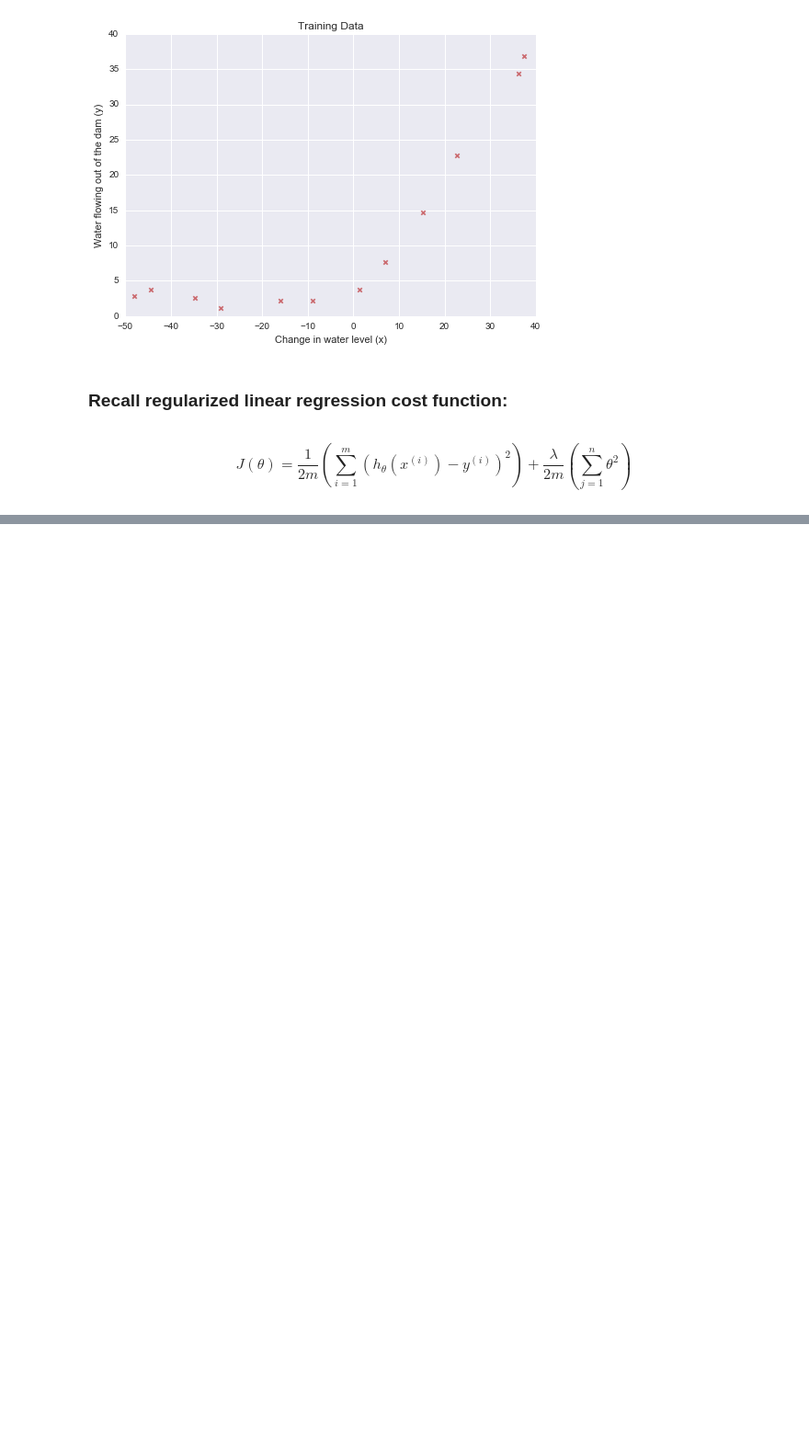
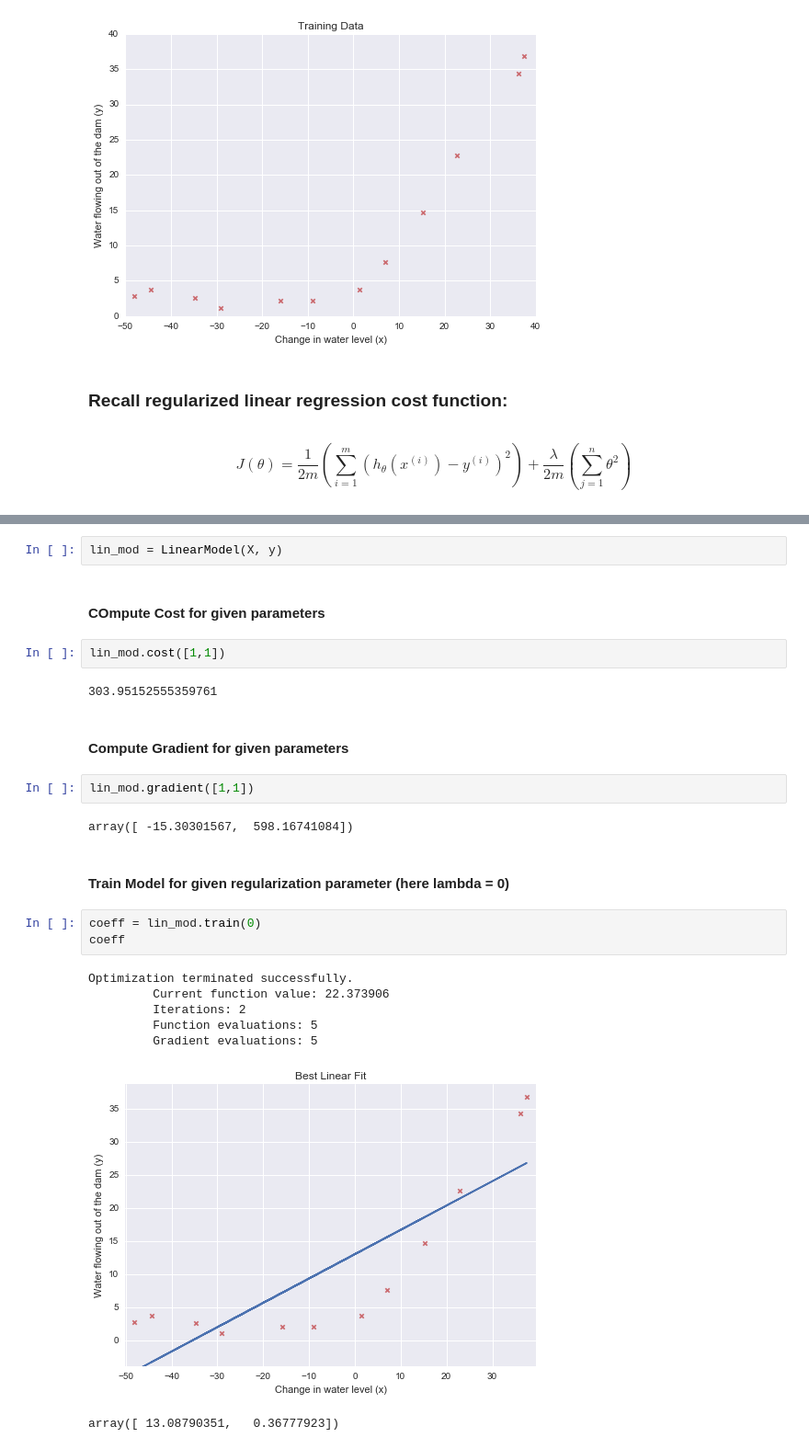
Before and after one commit to reinka/coding, a Jupyter notebook: MachineLearning/Misc/Bias Variance.ipynb, the cells around one changed output, grey strips where cells are left out. Shown: that part at 92% size. Cells and saved outputs as stored; diff of their text form; blank space fills up the shorter version.

```diff
--- a/MachineLearning/Misc/Bias Variance.ipynb
+++ b/MachineLearning/Misc/Bias Variance.ipynb
@@ -45,0 +185,27 @@ $$ J(\theta) = \frac{1}{2m}\left(\sum_{i=1}^m(h_{\theta}(x^{(i)}) - y^{(i)})^2\r
+# %%
+lin_mod = LinearModel(X, y)
+# %% [markdown]
+#### COmpute Cost for given parameters
+# %%
+lin_mod.cost([1,1])
+# %% [output]
+303.95152555359761
+# %% [markdown]
+#### Compute Gradient for given parameters
+# %%
+lin_mod.gradient([1,1])
+# %% [output]
+array([ -15.30301567,  598.16741084])
+# %% [markdown]
+#### Train Model for given regularization parameter (here lambda = 0)
+# %%
+coeff = lin_mod.train(0)
+coeff
+# %% [output]
+Optimization terminated successfully.
+         Current function value: 22.373906
+         Iterations: 2
+         Function evaluations: 5
+         Gradient evaluations: 5
+[figure, added]
+array([ 13.08790351,   0.36777923])
```
Also changed, not shown: parts of 8 cells of this notebook.
